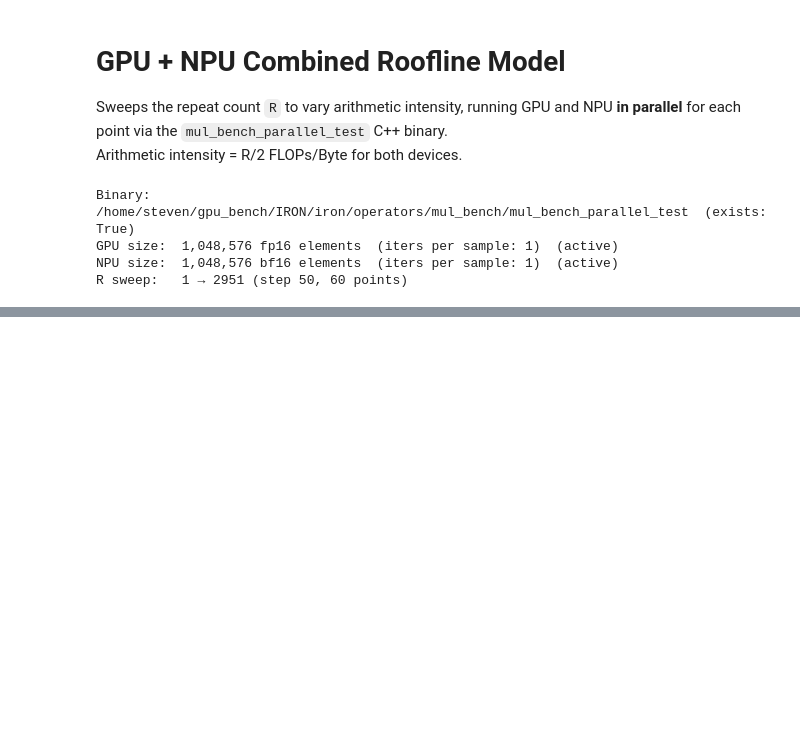
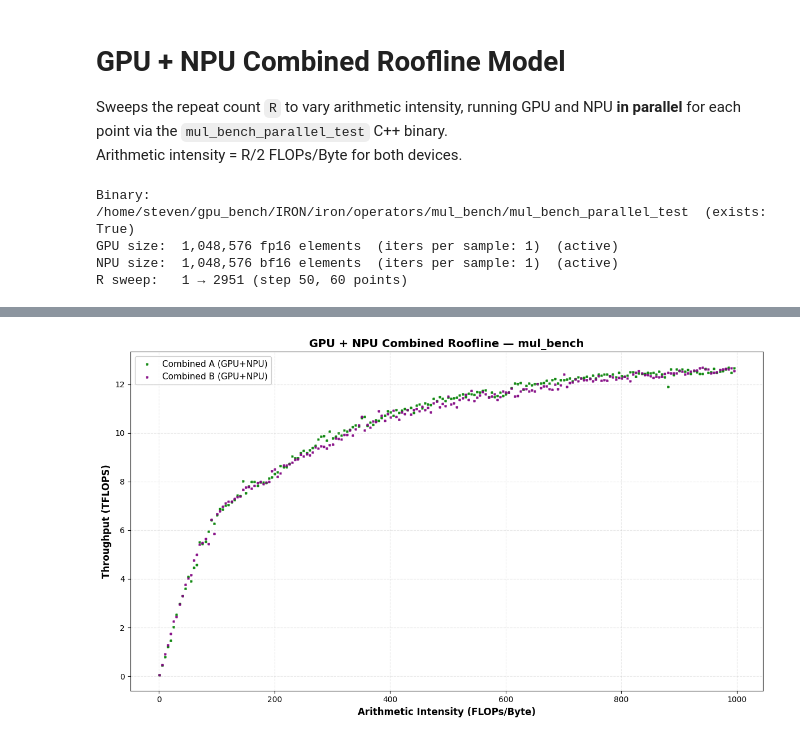
Before and after one commit to stevhill/roofline, a Jupyter notebook: generate_roofline_gpu_npu.ipynb, the cells around one changed output, grey strips where cells are left out. Saved outputs shown, nothing was run; the diff lists cells and outputs as text; code cells hidden in the pictures; blank space fills up the shorter version.

```diff
--- a/generate_roofline_gpu_npu.ipynb
+++ b/generate_roofline_gpu_npu.ipynb
@@ -613,0 +445,60 @@ Saved: /home/steven/gpu_bench/IRON/gpu_npu_roofline_smoothed.png
+# %%
+# ── Plot ───────────────────────────────────────────────────────────────────────
+#gpu_ai     = np.array([p[0] for p in gpu_points2])
+#gpu_tflops = np.array([p[1] for p in gpu_points2])
+#npu_ai     = np.array([p[0] for p in npu_points])
+#npu_tflops = np.array([p[1] for p in npu_points])
+comb_ai_a   = np.array([p[0] for p in combined_points_a if p[1] is not None])
+comb_tflops_a = np.array([p[1] for p in combined_points_a if p[1] is not None])
+comb_ai_b   = np.array([p[0] for p in combined_points_b if p[1] is not None])
+comb_tflops_b = np.array([p[1] for p in combined_points_b if p[1] is not None])
+
+def upper_envelope(ai, tflops):
+    order = np.argsort(ai)
+    return ai[order], np.maximum.accumulate(tflops[order])
+
+#gpu_env_ai, gpu_env = upper_envelope(gpu_ai,  gpu_tflops)
+#npu_env_ai, npu_env = upper_envelope(npu_ai,  npu_tflops)
+#comb_env_ai, comb_env = upper_envelope(comb_ai_a, comb_tflops_a)
+
+#gpu_roofline = np.minimum(gpu_perf, gpu_mem * gpu_env_ai) / 1000
+#npu_roofline = np.minimum(npu_perf, npu_mem * npu_env_ai) / 1000
+#comb_roofline = np.minimum(gpu_roofline + npu_roofline, total_mem * npu_env_ai / 1000)
+#comb_roofline = np.minimum(npu_env_ai * 0.84, npu_tflops + gpu_tflops)
+
+fig, ax = plt.subplots(figsize=(12, 7))
+
+#ax.scatter(gpu_ai, gpu_tflops, s=6, alpha=0.6, color="royalblue",  label="GPU (measured)")
+#ax.scatter(npu_ai, npu_tflops, s=6, alpha=0.6, color="darkorange", label="NPU (measured)")
+ax.scatter(comb_ai_a, comb_tflops_a, s=6, alpha=0.8, color="green", marker="X", label="Combined A (GPU+NPU)")
+ax.scatter(comb_ai_b, comb_tflops_b, s=6, alpha=0.8, color="purple", marker="X", label="Combined B (GPU+NPU)")
+
+#ax.plot(npu_env_ai, comb_roofline, color="green", linewidth=2.5, linestyle="--", label="Combined roofline (Emperical model)")
+
+ax.set_xlabel("Arithmetic Intensity (FLOPs/Byte)", fontsize=12, fontweight="bold")
+ax.set_ylabel("Throughput (TFLOPS)",               fontsize=12, fontweight="bold")
+ax.set_title("GPU + NPU Combined Roofline — mul_bench", fontsize=14, fontweight="bold")
+ax.grid(True, which="both", alpha=0.3, linestyle="--")
+ax.legend(fontsize=11, framealpha=0.9)
+"""
+if len(gpu_points):
+    ax.annotate(
+        f"GPU peak: {gpu_tflops.max():.3f} TFLOPS",
+        xy=(gpu_ai[gpu_tflops.argmax()], gpu_tflops.max()),
+        xytext=(10, -20), textcoords="offset points",
+        fontsize=9, color="royalblue",
+        arrowprops=dict(arrowstyle="->", color="royalblue"),
+    )
+if len(npu_points):
+    ax.annotate(
+        f"NPU peak: {npu_tflops.max():.3f} TFLOPS",
+        xy=(npu_ai[npu_tflops.argmax()], npu_tflops.max()),
+        xytext=(10, 15), textcoords="offset points",
+        fontsize=9, color="darkorange",
+        arrowprops=dict(arrowstyle="->", color="darkorange"),
+    )
+"""
+plt.tight_layout()
+plt.show()
+# %% [output]
+[figure, added]
```
Also changed, not shown: parts of 18 cells of this notebook, 27 other files.
